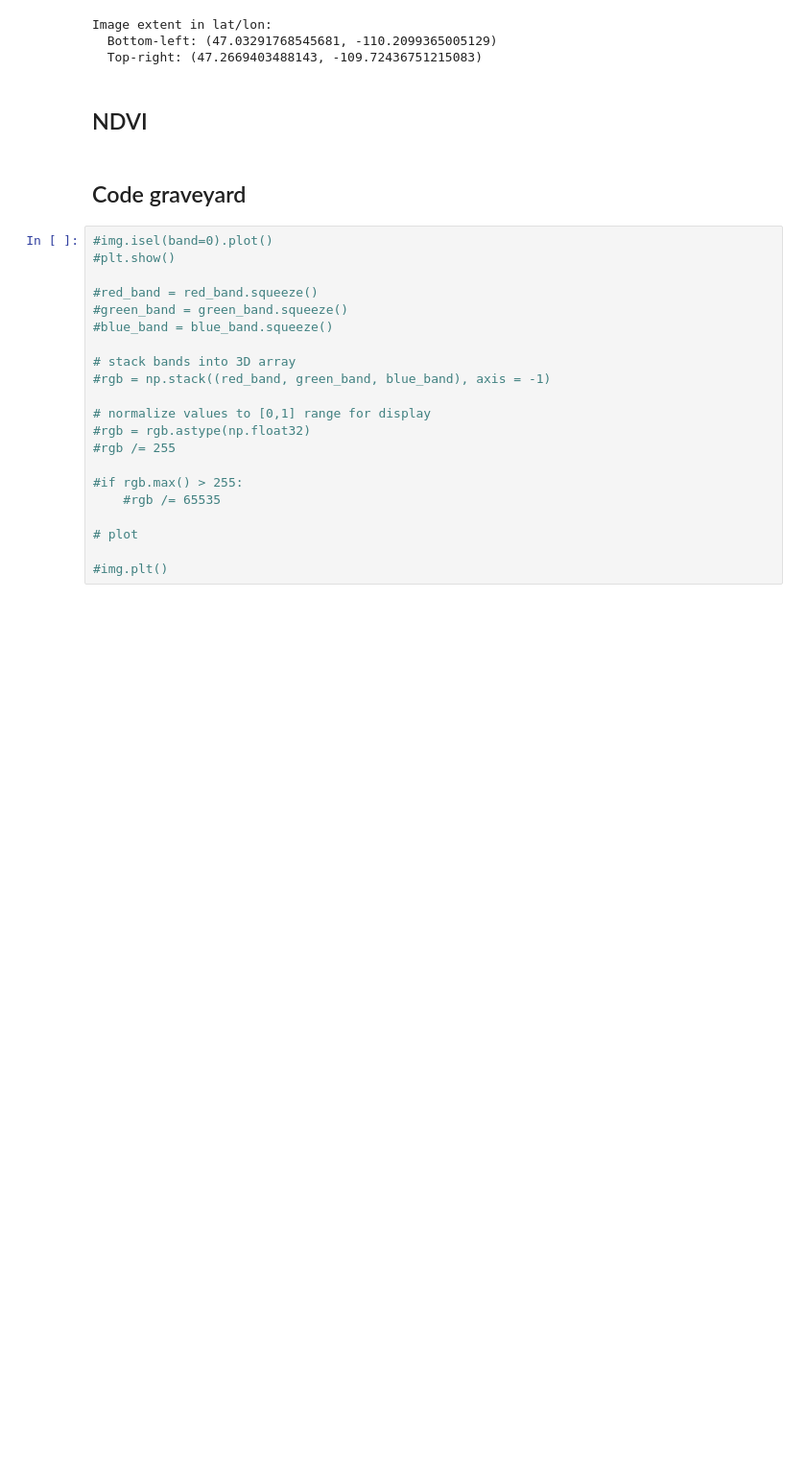
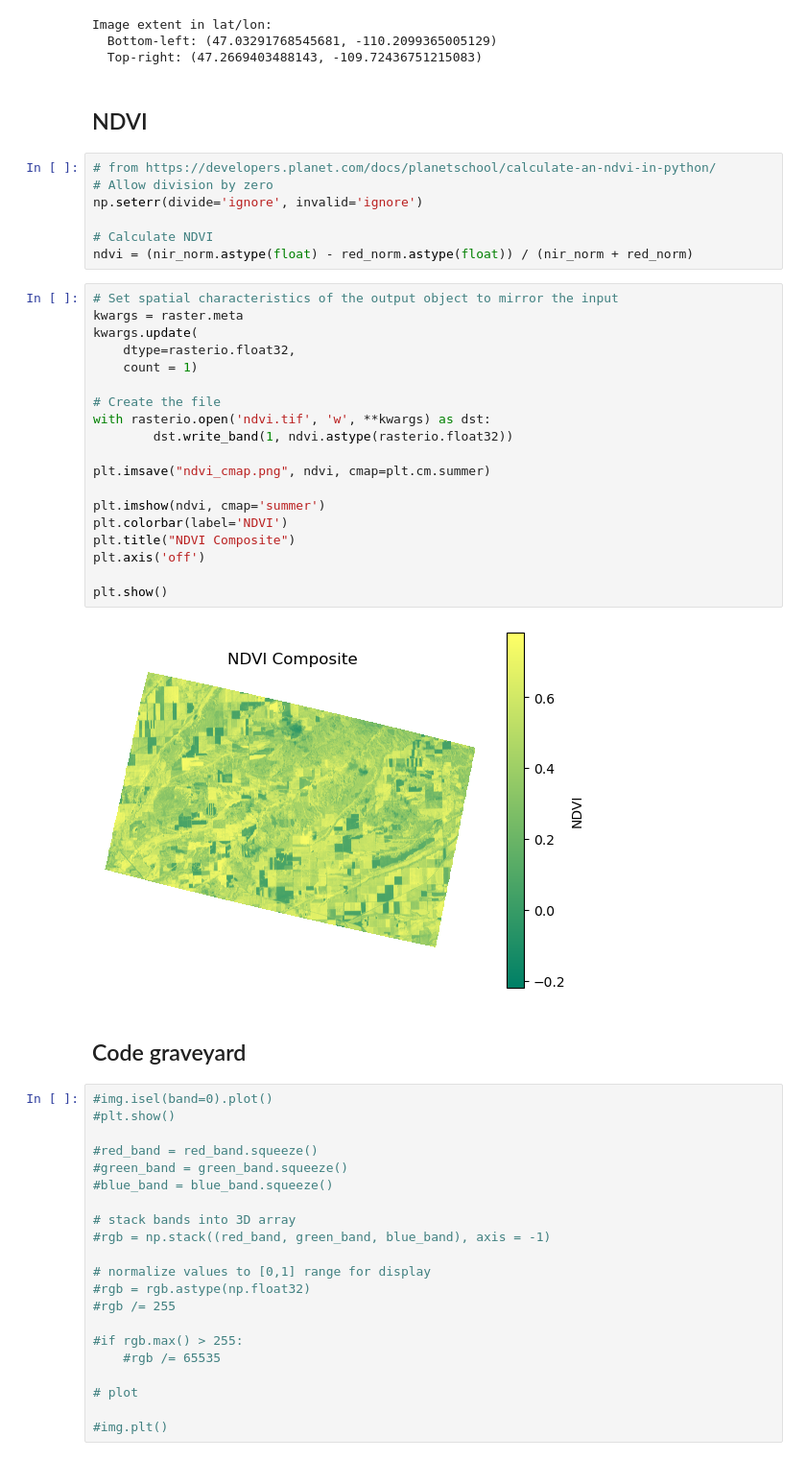
Before and after one commit to annamwaller/CARC, a Jupyter notebook: Composite.ipynb, the cells around one changed output. Shown: that part at 96% size. Drawn from its saved outputs; the diff is of its cells as text; blank space fills up the shorter version.

Commit message:
ndvi calculation steps

```diff
--- a/Composite.ipynb
+++ b/Composite.ipynb
@@ -60,6 +60,34 @@ Image extent in lat/lon:
   Top-right: (47.2669403488143, -109.72436751215083)
 # %% [markdown]
 ## NDVI
+# %%
+# from https://developers.planet.com/docs/planetschool/calculate-an-ndvi-in-python/
+# Allow division by zero
+np.seterr(divide='ignore', invalid='ignore')
+
+# Calculate NDVI
+ndvi = (nir_norm.astype(float) - red_norm.astype(float)) / (nir_norm + red_norm)
+# %%
+# Set spatial characteristics of the output object to mirror the input
+kwargs = raster.meta
+kwargs.update(
+    dtype=rasterio.float32,
+    count = 1)
+
+# Create the file
+with rasterio.open('ndvi.tif', 'w', **kwargs) as dst:
+        dst.write_band(1, ndvi.astype(rasterio.float32))
+
+plt.imsave("ndvi_cmap.png", ndvi, cmap=plt.cm.summer)
+
+plt.imshow(ndvi, cmap='summer')
+plt.colorbar(label='NDVI')
+plt.title("NDVI Composite")
+plt.axis('off')
+
+plt.show()
+# %% [output]
+[figure, added]
 # %% [markdown]
 ## Code graveyard
 # %%
```
